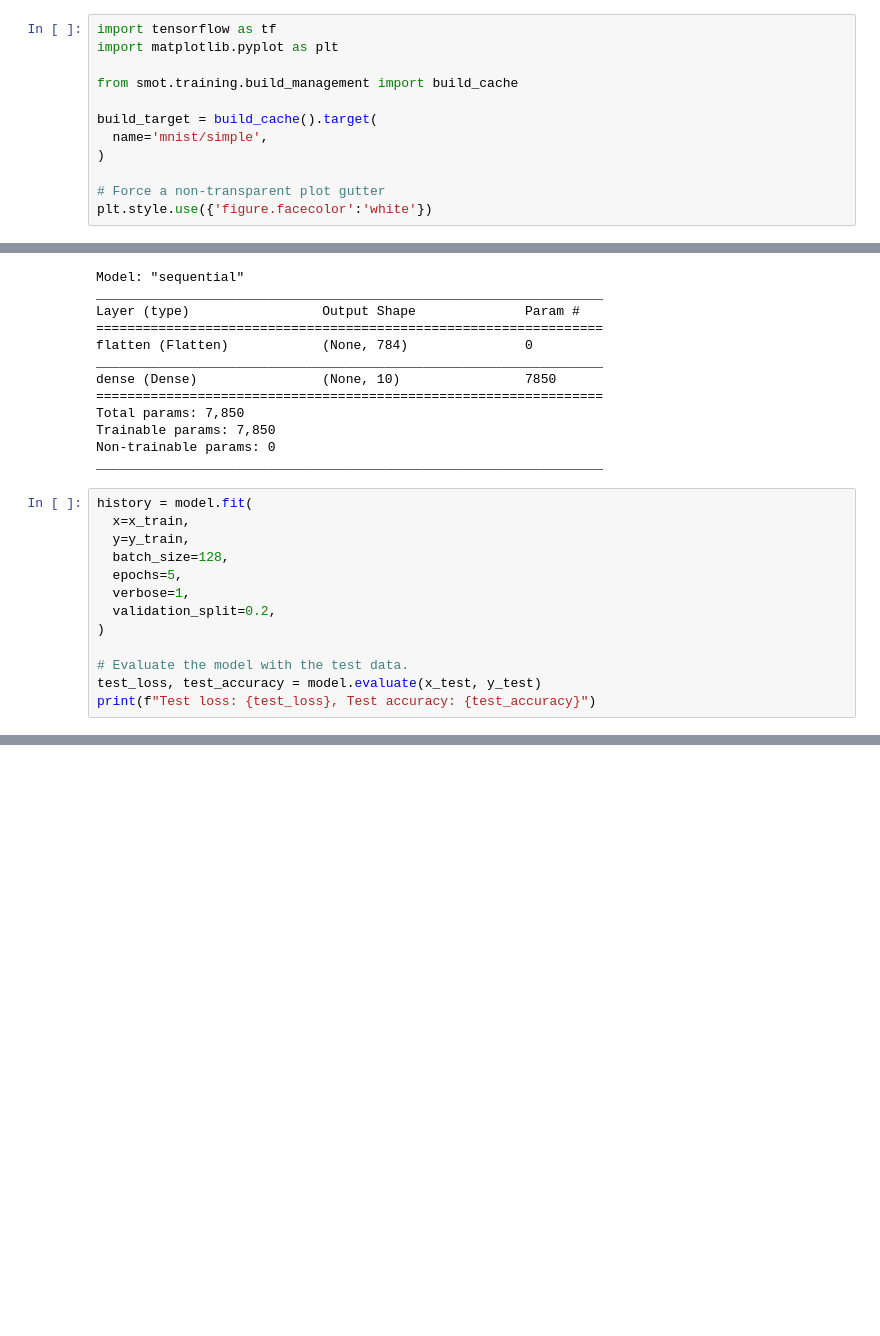
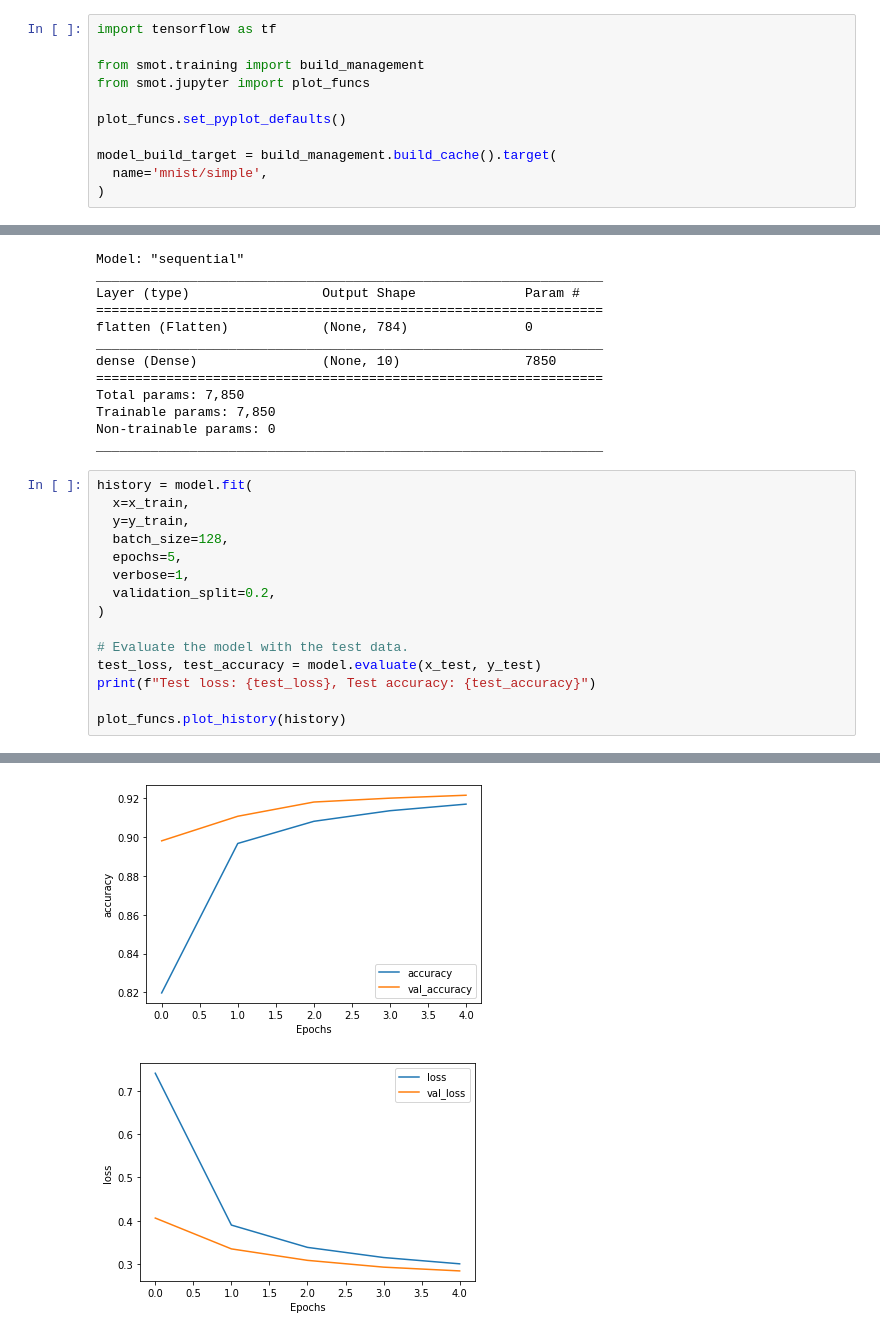
Before and after one commit to crutcher/smot, a Jupyter notebook: smot/models/mnist/simple/simple.ipynb, the cells around one changed output, grey strips where cells are left out. Drawn from its saved outputs; the diff is of its cells as text; blank space fills up the shorter version.

```diff
--- a/smot/models/mnist/simple/simple.ipynb
+++ b/smot/models/mnist/simple/simple.ipynb
@@ -1,15 +1,14 @@
 # %%
 import tensorflow as tf
-import matplotlib.pyplot as plt
 
-from smot.training.build_management import build_cache
+from smot.training import build_management
+from smot.jupyter import plot_funcs
 
-build_target = build_cache().target(
+plot_funcs.set_pyplot_defaults()
+
+model_build_target = build_management.build_cache().target(
   name='mnist/simple',
 )
-
-# Force a non-transparent plot gutter
-plt.style.use({'figure.facecolor':'white'})
 # %%
 # Load (and cache) standard MNIST dataset.
 (x_train, y_train), (x_test, y_test) = tf.keras.datasets.mnist.load_data()
@@ -75,5 +74,7 @@ history = model.fit(
 # Evaluate the model with the test data.
 test_loss, test_accuracy = model.evaluate(x_test, y_test)
 print(f"Test loss: {test_loss}, Test accuracy: {test_accuracy}")
+
+plot_funcs.plot_history(history)
 # %% [output]
 Epoch 1/5
@@ -91,2 +92,4 @@ Test loss: 0.2867720425128937, Test accuracy: 0.9215999841690063
+[figure, added]
+[figure, added]
 # %%
 # Optional:
```
Also changed, not shown: parts of 5 cells of this notebook, 7 other files.
